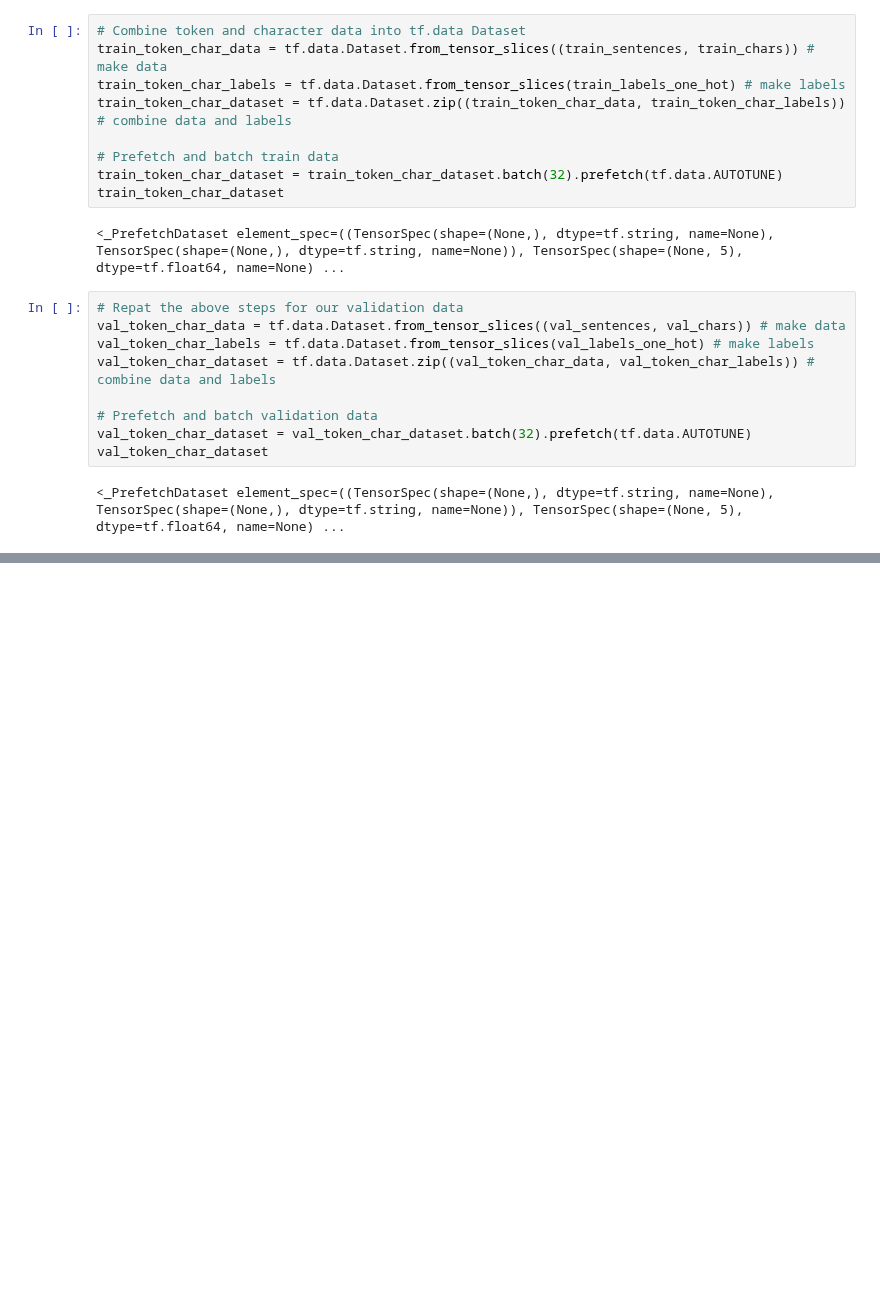
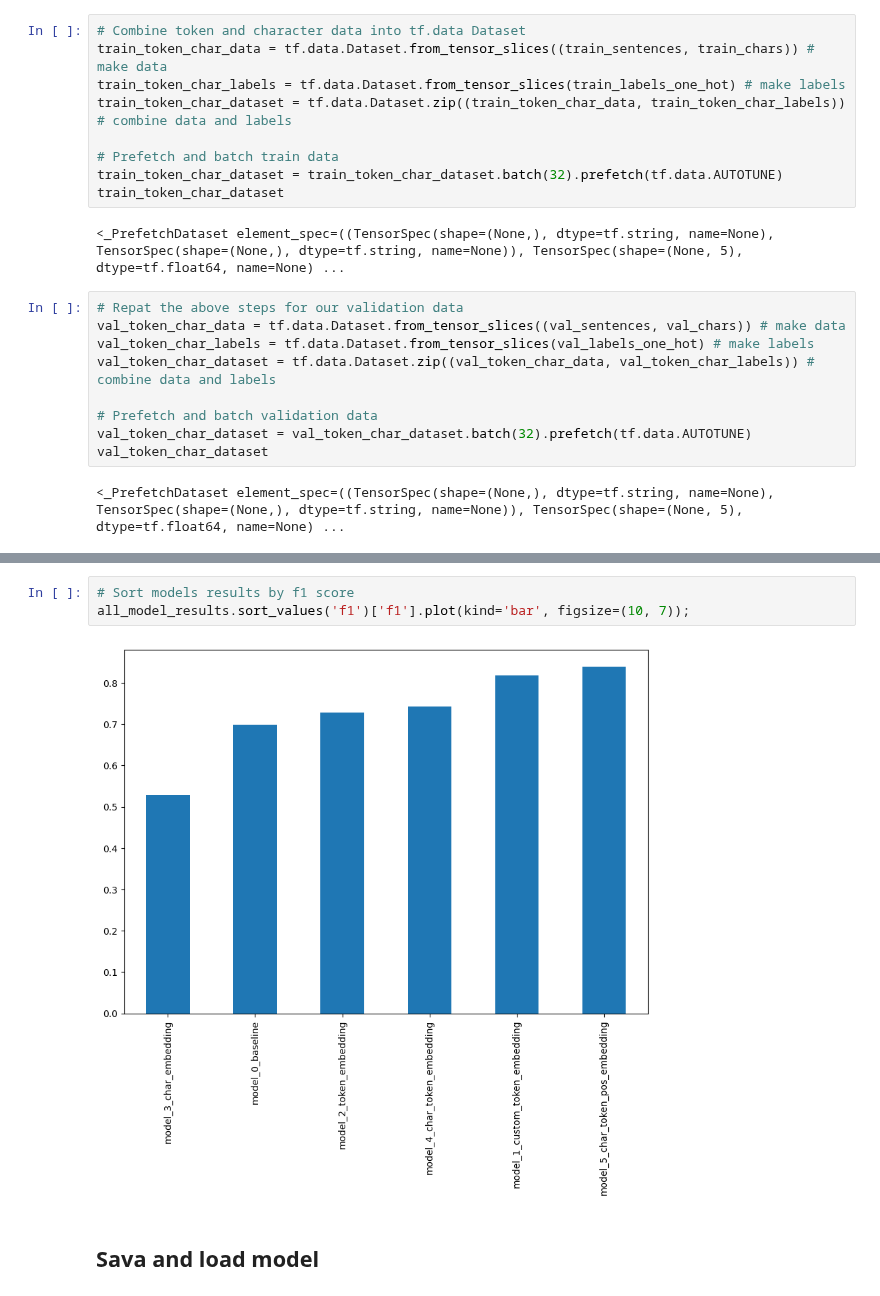
Before and after one commit to SedatParlak/tensorflow, a Jupyter notebook: 09_SkimLit_NLP_Milestone_Project.ipynb, the cells around one changed output, grey strips where cells are left out. Drawn from its saved outputs; the diff is of its cells as text; blank space fills up the shorter version.

```diff
--- a/09_SkimLit_NLP_Milestone_Project.ipynb
+++ b/09_SkimLit_NLP_Milestone_Project.ipynb
@@ -1140,0 +1445,7 @@ model_4_results
+# %%
+# Sort models results by f1 score
+all_model_results.sort_values('f1')['f1'].plot(kind='bar', figsize=(10, 7));
+# %% [output]
+[figure, added]
+# %% [markdown]
+## Sava and load model
```
Also changed, not shown: parts of 62 cells of this notebook.
